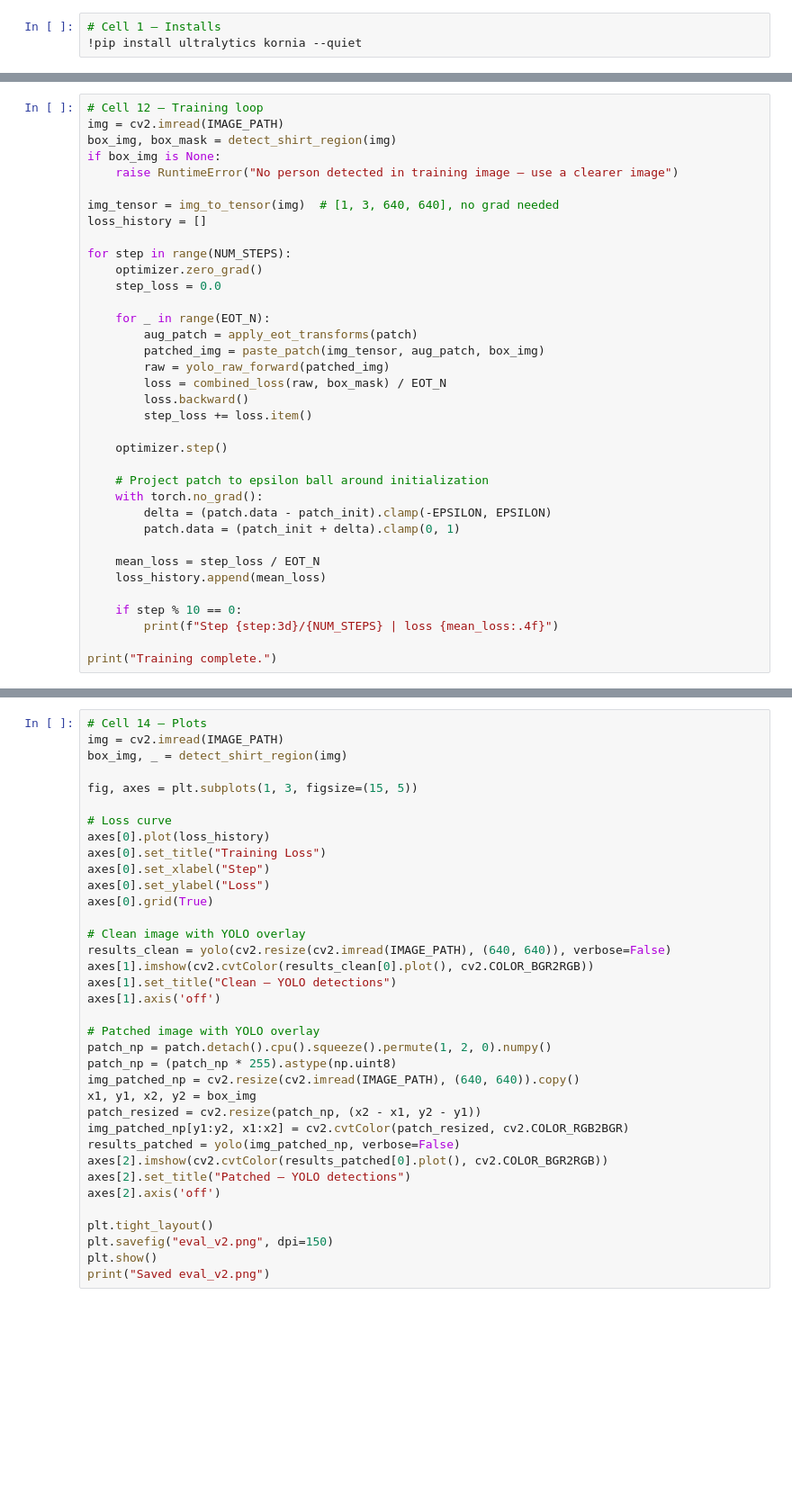
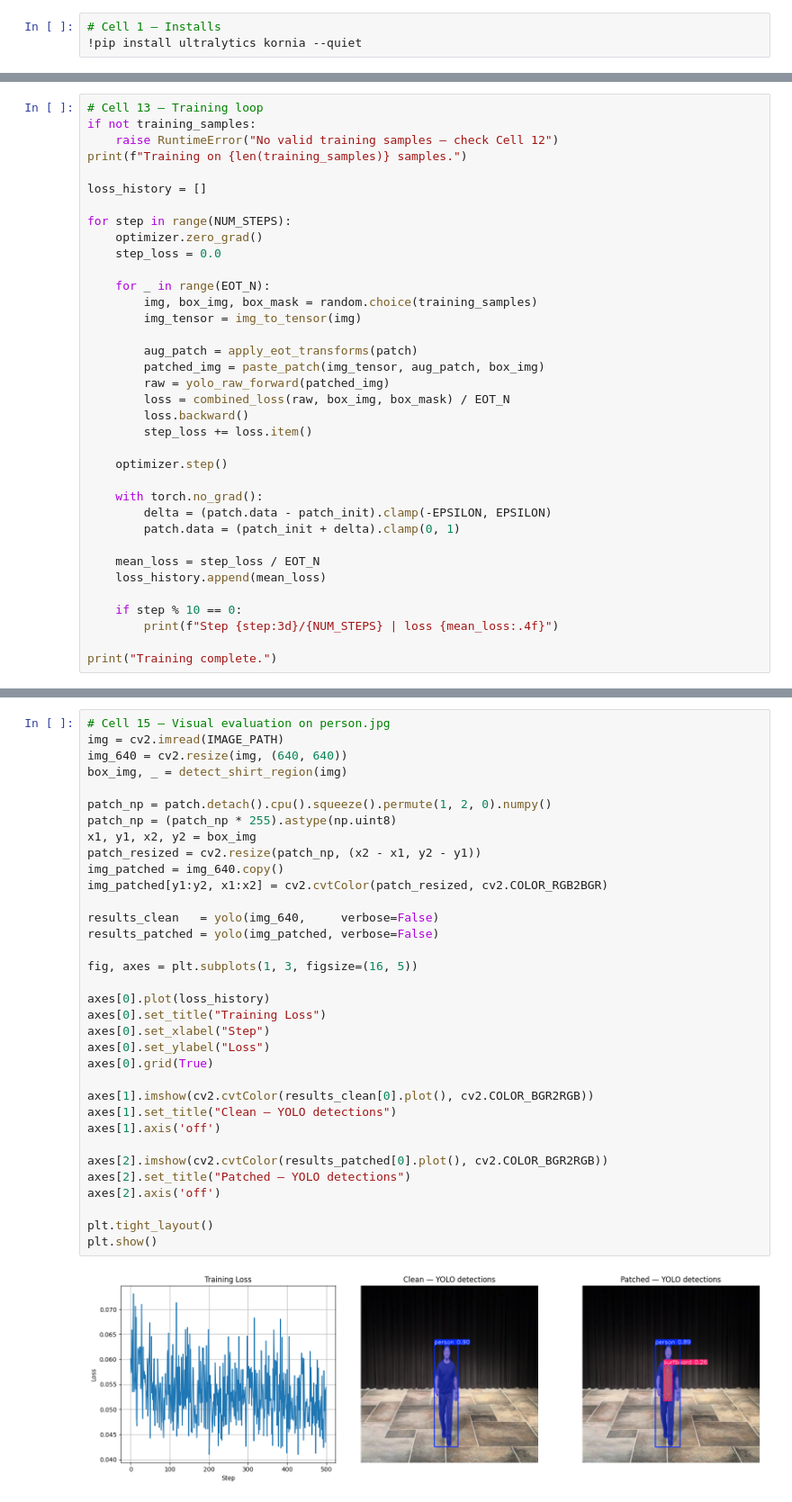
Before and after one commit to BaileyDalton007/gaitkeeper, a Jupyter notebook: src/patch_V2.ipynb, the cells around one changed output, grey strips where cells are left out. Shown at 90% size. Drawn from its saved outputs; the diff is of its cells as text; blank space fills up the shorter version.

```diff
--- a/src/patch_V2.ipynb
+++ b/src/patch_V2.ipynb
@@ -253,11 +375,9 @@ print(f"Patch initialized: shape {list(patch.shape)}, range [{patch.min():.2f},
 # %%
-# Cell 12 — Training loop
-img = cv2.imread(IMAGE_PATH)
-box_img, box_mask = detect_shirt_region(img)
-if box_img is None:
-    raise RuntimeError("No person detected in training image — use a clearer image")
+# Cell 13 — Training loop
+if not training_samples:
+    raise RuntimeError("No valid training samples — check Cell 12")
+print(f"Training on {len(training_samples)} samples.")
 
-img_tensor = img_to_tensor(img)  # [1, 3, 640, 640], no grad needed
 loss_history = []
 
 for step in range(NUM_STEPS):
@@ -265,16 +385,18 @@ for step in range(NUM_STEPS):
     step_loss = 0.0
 
     for _ in range(EOT_N):
+        img, box_img, box_mask = random.choice(training_samples)
+        img_tensor = img_to_tensor(img)
+
         aug_patch = apply_eot_transforms(patch)
         patched_img = paste_patch(img_tensor, aug_patch, box_img)
         raw = yolo_raw_forward(patched_img)
-        loss = combined_loss(raw, box_mask) / EOT_N
+        loss = combined_loss(raw, box_img, box_mask) / EOT_N
         loss.backward()
         step_loss += loss.item()
 
     optimizer.step()
 
-    # Project patch to epsilon ball around initialization
     with torch.no_grad():
         delta = (patch.data - patch_init).clamp(-EPSILON, EPSILON)
         patch.data = (patch_init + delta).clamp(0, 1)
@@ -315,36 +461,36 @@ print(f"Confidence drop: {conf_drop_pct:.1f}%")
 # %%
-# Cell 14 — Plots
+# Cell 15 — Visual evaluation on person.jpg
 img = cv2.imread(IMAGE_PATH)
+img_640 = cv2.resize(img, (640, 640))
 box_img, _ = detect_shirt_region(img)
 
-fig, axes = plt.subplots(1, 3, figsize=(15, 5))
+patch_np = patch.detach().cpu().squeeze().permute(1, 2, 0).numpy()
+patch_np = (patch_np * 255).astype(np.uint8)
+x1, y1, x2, y2 = box_img
+patch_resized = cv2.resize(patch_np, (x2 - x1, y2 - y1))
+img_patched = img_640.copy()
+img_patched[y1:y2, x1:x2] = cv2.cvtColor(patch_resized, cv2.COLOR_RGB2BGR)
 
-# Loss curve
+results_clean   = yolo(img_640,     verbose=False)
+results_patched = yolo(img_patched, verbose=False)
+
+fig, axes = plt.subplots(1, 3, figsize=(16, 5))
+
 axes[0].plot(loss_history)
 axes[0].set_title("Training Loss")
 axes[0].set_xlabel("Step")
 axes[0].set_ylabel("Loss")
 axes[0].grid(True)
 
-# Clean image with YOLO overlay
-results_clean = yolo(cv2.resize(cv2.imread(IMAGE_PATH), (640, 640)), verbose=False)
 axes[1].imshow(cv2.cvtColor(results_clean[0].plot(), cv2.COLOR_BGR2RGB))
 axes[1].set_title("Clean — YOLO detections")
 axes[1].axis('off')
 
-# Patched image with YOLO overlay
-patch_np = patch.detach().cpu().squeeze().permute(1, 2, 0).numpy()
-patch_np = (patch_np * 255).astype(np.uint8)
-img_patched_np = cv2.resize(cv2.imread(IMAGE_PATH), (640, 640)).copy()
-x1, y1, x2, y2 = box_img
-patch_resized = cv2.resize(patch_np, (x2 - x1, y2 - y1))
-img_patched_np[y1:y2, x1:x2] = cv2.cvtColor(patch_resized, cv2.COLOR_RGB2BGR)
-results_patched = yolo(img_patched_np, verbose=False)
 axes[2].imshow(cv2.cvtColor(results_patched[0].plot(), cv2.COLOR_BGR2RGB))
 axes[2].set_title("Patched — YOLO detections")
 axes[2].axis('off')
 
 plt.tight_layout()
-plt.savefig("eval_v2.png", dpi=150)
 plt.show()
-print("Saved eval_v2.png")
+# %% [output]
+[figure, added]
```
Also changed, not shown: parts of 15 cells of this notebook, 8 other files.
